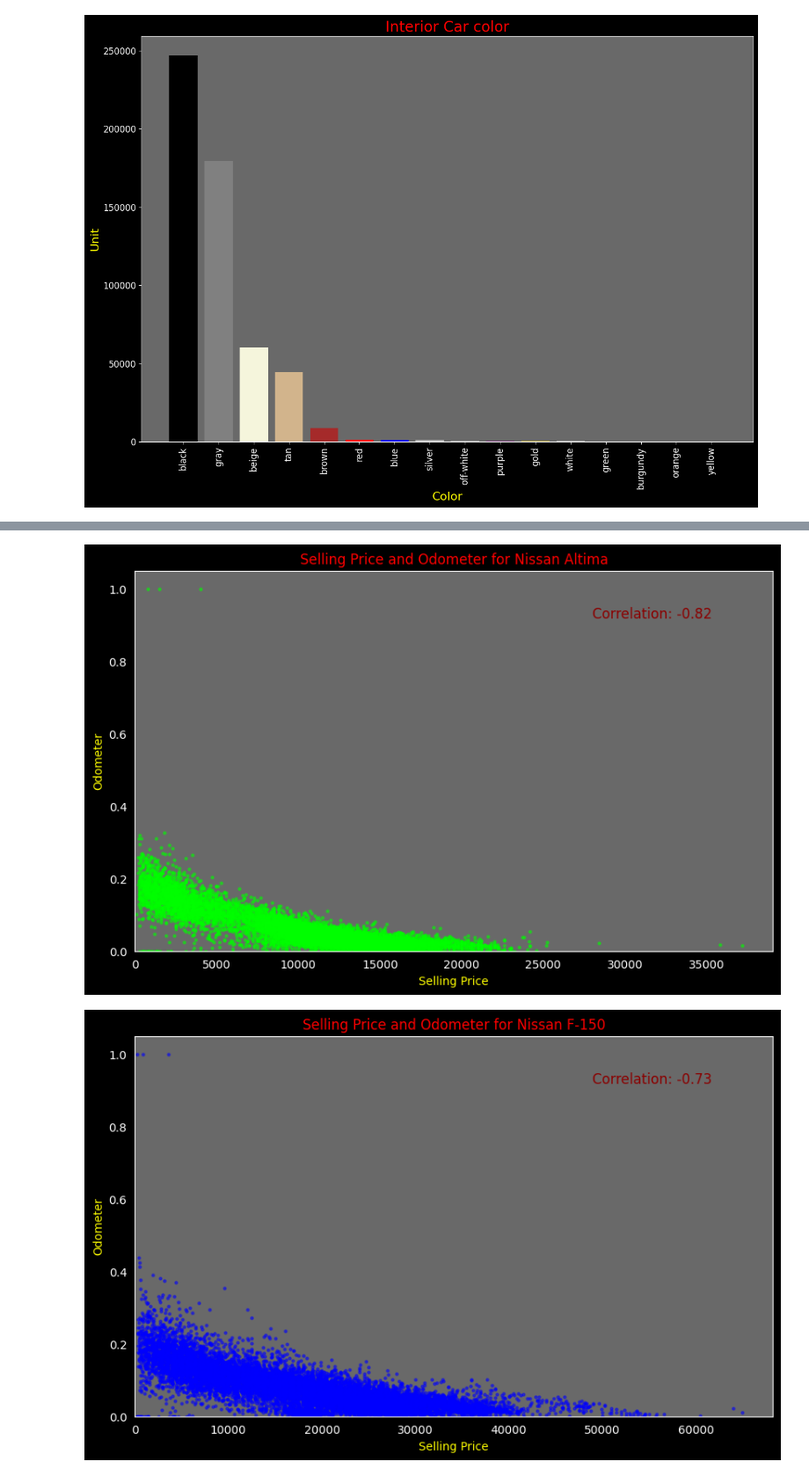
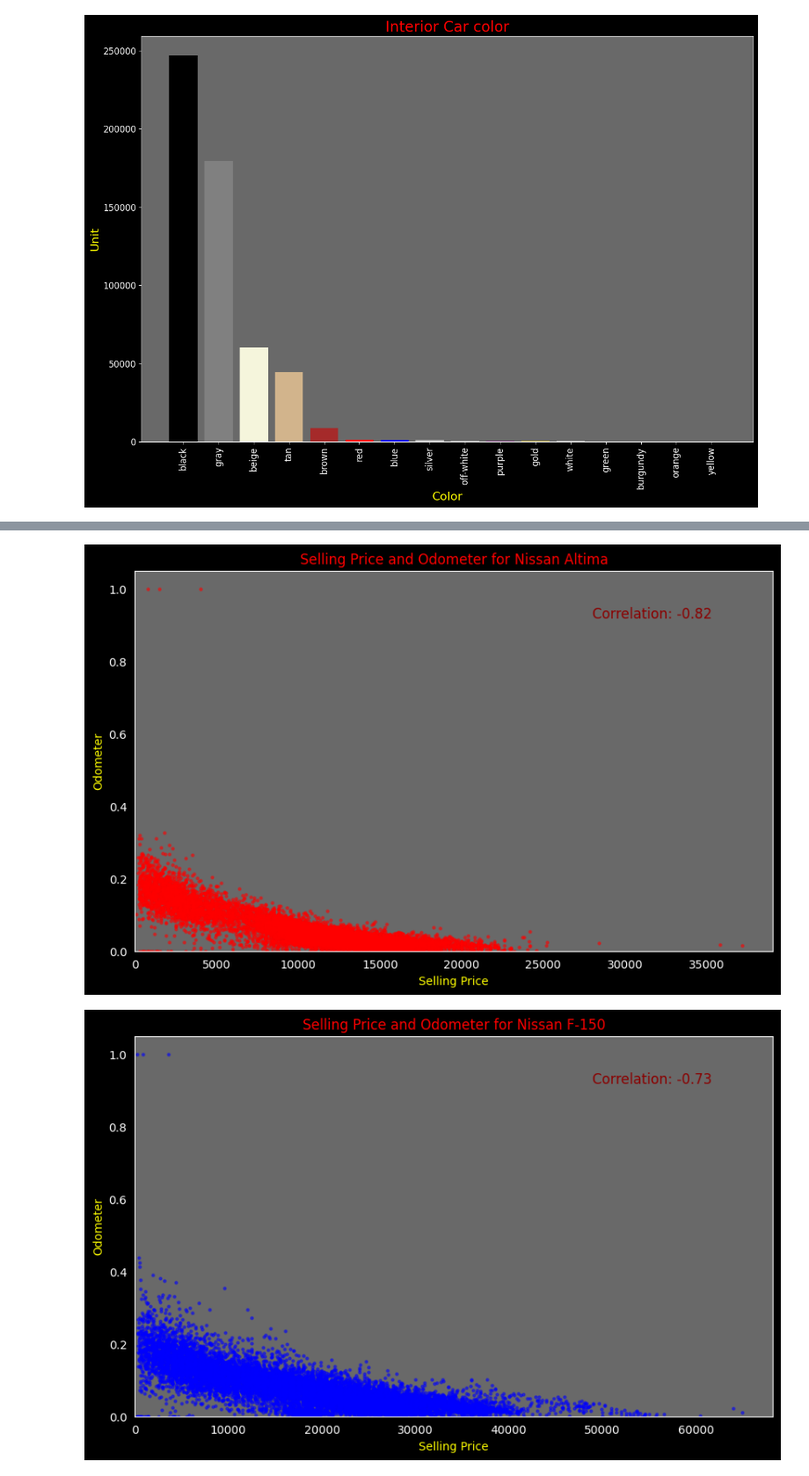
Before and after one commit to Kittisak-M/Best-Strategy-to-Buy-Car-for-Value-Concious-Customer, a Jupyter notebook: car-sales-exploratory-data-analysis.ipynb, the cells around one changed output, grey strips where cells are left out. Shown at 88% size. Cells and saved outputs as stored; diff of their text form; code cells hidden in the pictures.

```diff
--- a/car-sales-exploratory-data-analysis.ipynb
+++ b/car-sales-exploratory-data-analysis.ipynb
@@ -1130,33 +1130,33 @@ print(model)
 # %%
 altima = cleaned_cs[cleaned_cs['model'] == 'altima']
 altima_corr = altima['sellingprice'].corr(altima['odometer'])
 plt.figure(figsize=(10, 6), facecolor='black')
-plt.scatter(x=altima['sellingprice'], y=altima['odometer'], s=5, c='lime', alpha=0.5)
+plt.scatter(x=altima['sellingprice'], y=altima['odometer'], s=5, c='red', alpha=0.5)
 plt.xlim(left=0)
 plt.ylim(bottom=0)
 plt.xlabel('Selling Price', color='yellow')
 plt.ylabel('Odometer', color='yellow')
 plt.title('Selling Price and Odometer for Nissan Altima', color='red')
 plt.xticks(color='white')
 plt.yticks(color='white')
 plt.gca().set_facecolor('dimgrey')
 
 ax = plt.gca()
 for spine in ax.spines.values():
     spine.set_edgecolor('white')
 
 
 plt.text(x=altima['sellingprice'].max() - (altima['sellingprice'].max() - altima['sellingprice'].min()) * 0.05,
          y=altima['odometer'].max() - (altima['odometer'].max() - altima['odometer'].min()) * 0.05,
          s=f'Correlation: {altima_corr:.2f}',
          fontsize=12,
          color='darkred',
          horizontalalignment='right',
          verticalalignment='top')
 
 plt.show()
 # %% [output]
-[figure, old version]
+[figure, new version]
 # %%
 f150 = cleaned_cs[cleaned_cs['model'] == 'f-150']
 f150_corr = f150['sellingprice'].corr(f150['odometer'])
```
Also changed, not shown: parts of 8 cells of this notebook.
